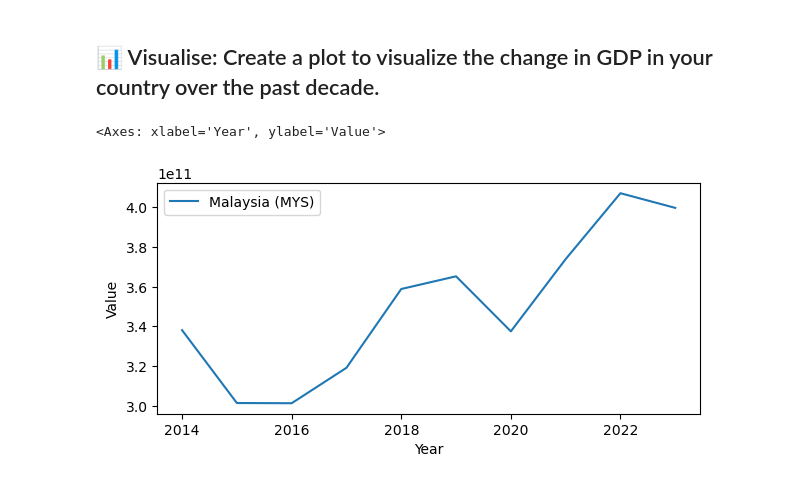
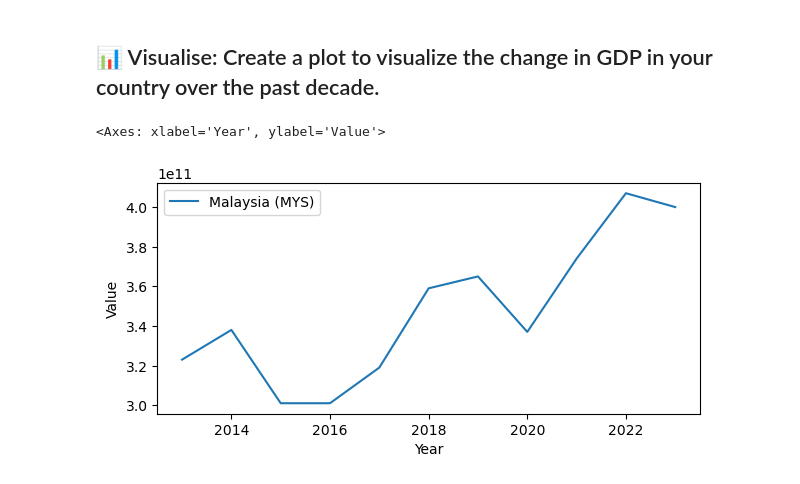
Before and after one commit to joanne-ev/personal-projects, a Jupyter notebook: gdp-analysis/gdp-challenges-python.ipynb, the cells around one changed output. Cells and saved outputs as stored; diff of their text form; code cells hidden in the pictures.

```diff
--- a/gdp-analysis/gdp-challenges-python.ipynb
+++ b/gdp-analysis/gdp-challenges-python.ipynb
@@ -23,6 +23,11 @@ shape: (5, 4)
 | "Afghanistan" | "AFG" | 2002 | 3.8257e9 |
 | "Afghanistan" | "AFG" | 2003 | 4.5209e9 |
 | "Afghanistan" | "AFG" | 2004 | 5.2249e9 |
+# %%
+# Round `Values` to three significant figures
+gdp = gdp.with_columns(
+    pl.col("Value").round_sig_figs(3)
+)
 # %% [markdown]
 ## 🗺️ Explore: Try to identify recessions in different countries.
 # %%
@@ -72,12 +72,12 @@ plt.tight_layout()
 ## 📊 Visualise: Create a plot to visualize the change in GDP in your country over the past decade.
 # %%
 # Create a subset dataframe for Malaysia between 2013 and 2023 (past decade)
-malaysia = gdp.filter((gdp['Country Name'] == 'Malaysia') & (gdp['Year'].is_between(2014, 2023)))
+malaysia = gdp.filter((gdp['Country Name'] == 'Malaysia') & (gdp['Year'].is_between(2013, 2023)))
 malaysia_code = malaysia['Country Code'].unique()
 
 fig, ax = plt.subplots(figsize=(7, 3))
 
 sns.lineplot(data=malaysia, x='Year', y='Value', ax=ax, label='Malaysia (MYS)')
 # %% [output]
 <Axes: xlabel='Year', ylabel='Value'>
-[figure, old version]
+[figure, new version]
```
Also changed, not shown: parts of 6 cells of this notebook.
